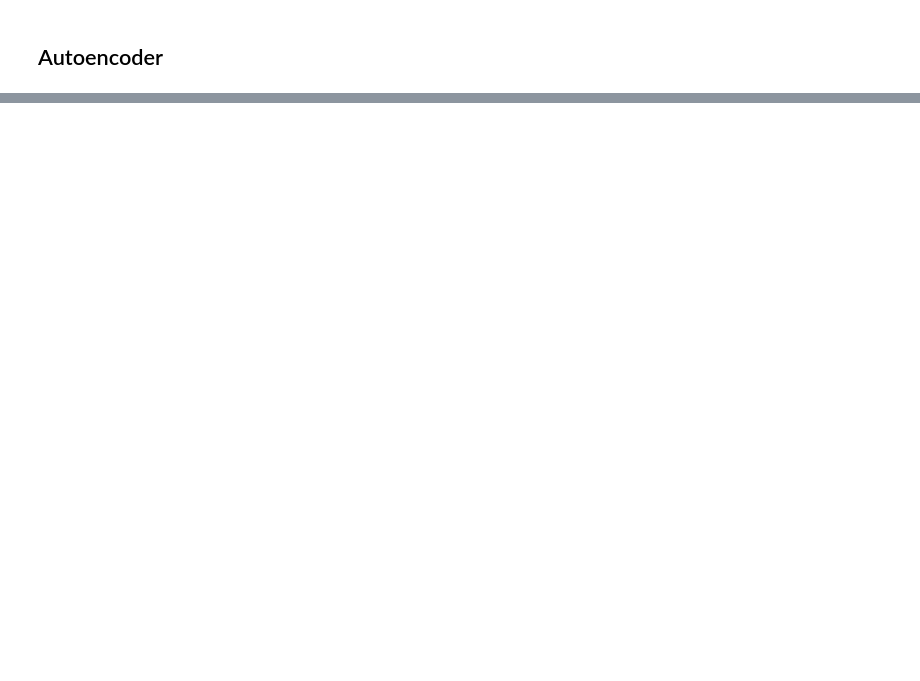
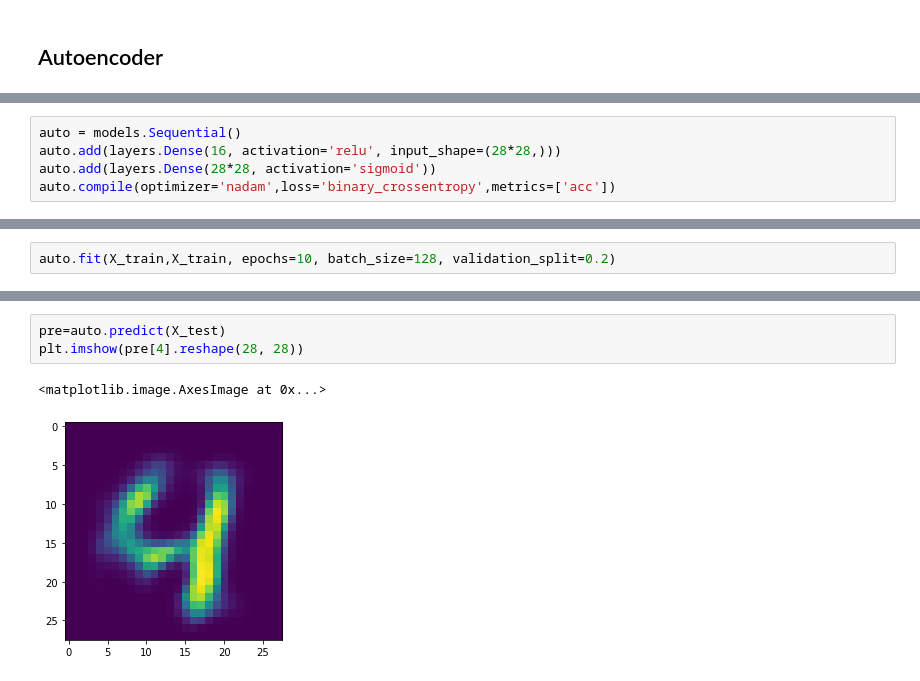
Before and after one commit to bjmin/bmin_comphys, a Jupyter notebook: ml/ml12/mlphys12-1.ipynb, the cells around one changed output, grey strips where cells are left out. Cells and saved outputs as stored; diff of their text form; blank space fills up the shorter version.

```diff
--- a/ml/ml12/mlphys12-1.ipynb
+++ b/ml/ml12/mlphys12-1.ipynb
@@ -5,0 +26,5 @@
+# %%
+auto = models.Sequential()
+auto.add(layers.Dense(16, activation='relu', input_shape=(28*28,)))
+auto.add(layers.Dense(28*28, activation='sigmoid'))
+auto.compile(optimizer='nadam',loss='binary_crossentropy',metrics=['acc'])
@@ -5,0 +46,2 @@
+# %%
+auto.fit(X_train,X_train, epochs=10, batch_size=128, validation_split=0.2)
@@ -5,0 +75,6 @@
+# %%
+pre=auto.predict(X_test)
+plt.imshow(pre[4].reshape(28, 28))
+# %% [output]
+<matplotlib.image.AxesImage at 0x...>
+[figure, added]
```
Also changed, not shown: parts of 7 cells of this notebook.
